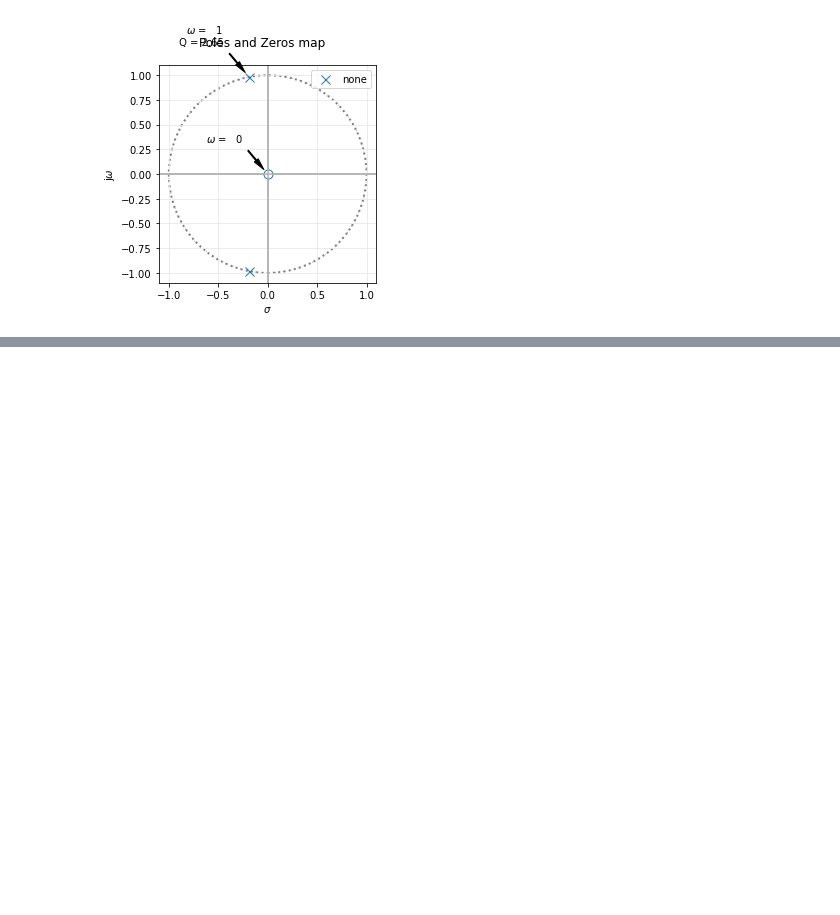
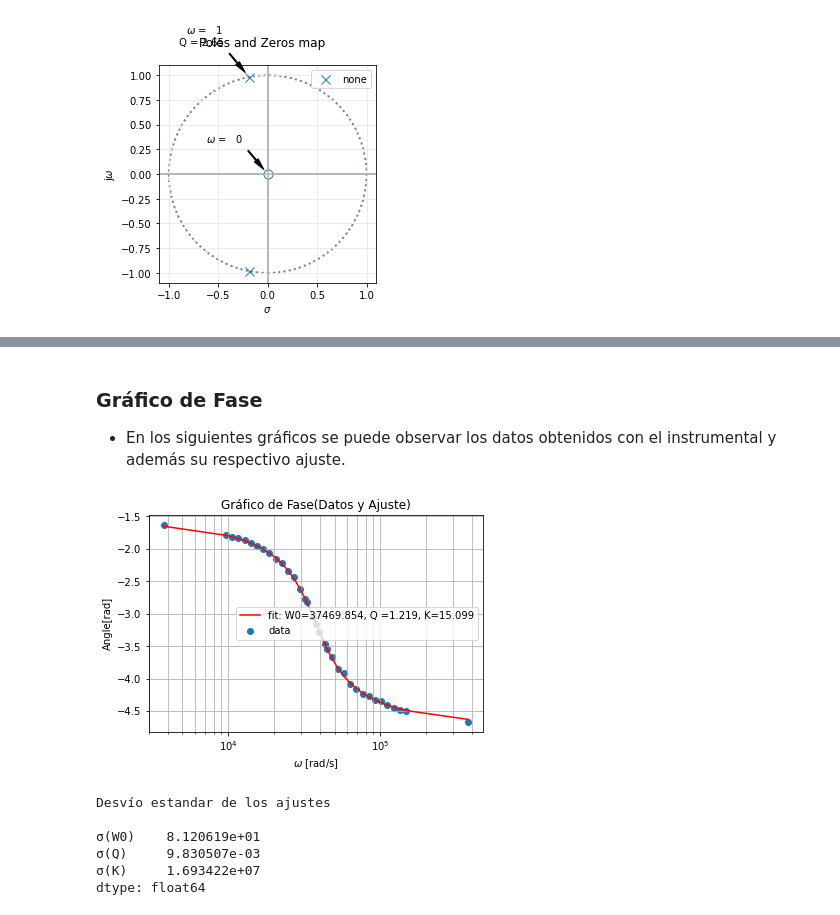
Before and after one commit to brunoricciotti/TC2, a Jupyter notebook: TPS/TPL1/TPL1.ipynb, the cells around one changed output, grey strips where cells are left out. Cells and saved outputs as stored; diff of their text form; code cells hidden in the pictures; blank space fills up the shorter version.

```diff
--- a/TPS/TPL1/TPL1.ipynb
+++ b/TPS/TPL1/TPL1.ipynb
@@ -157,0 +293,50 @@ Utilizando las funciones del osciloscopio podiamos ver la ganancia de la señal
+# %% [markdown]
+### Gráfico de Fase
+
+- En los siguientes gráficos se puede observar los datos obtenidos con el instrumental y además su respectivo ajuste.
+# %%
+# Ajuste de los puntos en fase
+bounds = ([w0_min, q_min, k_min],[w0_max, q_max, k_max])
+
+popt_angle, pcov_angle = curve_fit(circ.trans_pb_arg, w_dso, angulo_dso, bounds = bounds)
+
+# Gráfico fase
+
+fig = plt.figure()
+ax = fig.add_subplot(111, aspect='auto')
+
+# Grafico los datos en db
+
+ax.scatter(w_dso, angulo_dso, label='data')
+
+# Gráfico del ajuste
+
+plt.plot(w_dso, circ.arg_trans_pb(np.zeros_like(w_dso),w_dso, popt_angle), 'r-', label='fit: W0=%5.3f, Q =%5.3f, K=%5.3f' % tuple(popt_angle))
+
+# Configuraciones del plot
+
+plt.xlabel('$\omega$ [rad/s]')
+plt.ylabel('Angle[rad]')
+ax.grid(which='both', axis='both')
+ax.set_xscale('log')
+ax.set_title("Gráfico de Fase(Datos y Ajuste)")
+plt.legend()
+
+plt.show()
+
+# Datos del desvío standard del ajuste
+
+perr_Fase = np.sqrt(np.diag(pcov_angle)) # Desviación Estandar
+
+df_desvíostandard = pd.Series(perr_Fase, index=["σ(W0)", "σ(Q)", "σ(K)"])
+
+print("Desvío estandar de los ajustes\n")
+print(df_desvíostandard);
+# %% [output]
+[figure, added]
+Desvío estandar de los ajustes
+
+σ(W0)    8.120619e+01
+σ(Q)     9.830507e-03
+σ(K)     1.693422e+07
+dtype: float64
```
Also changed, not shown: parts of 17 cells of this notebook, 2 other files.
